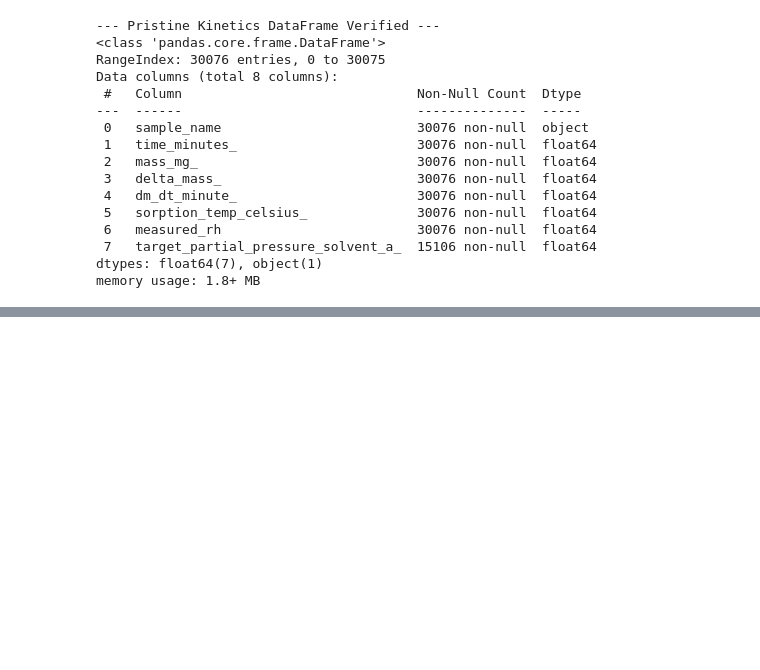
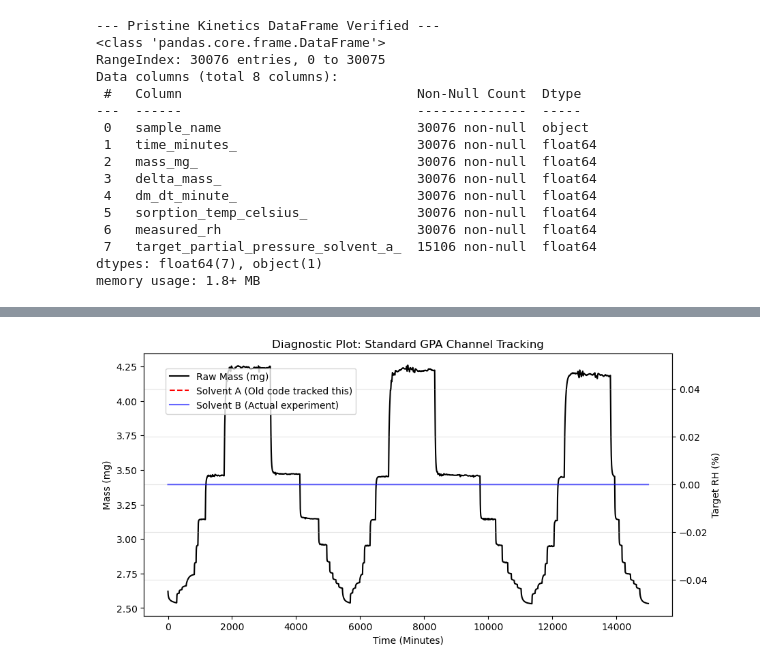
Before and after one commit to StixM6/graphage13-sorption, a Jupyter notebook: notebooks/sorption_kinetics_pipeline.ipynb, the cells around one changed output, grey strips where cells are left out. Cells and saved outputs as stored; diff of their text form; code cells hidden in the pictures; blank space fills up the shorter version.

```diff
--- a/notebooks/sorption_kinetics_pipeline.ipynb
+++ b/notebooks/sorption_kinetics_pipeline.ipynb
@@ -352,0 +408,30 @@ print(f" Final Window Mass Value: {end_val:.2f}%")
+# %%
+import matplotlib.pyplot as plt
+
+# 1. Isolate the Standard GPA sample from the raw master_df
+standard_gpa = master_df[master_df['sample_name'].str.contains('gpa', case=False) &
+                         ~master_df['sample_name'].str.contains('80|baked', case=False)]
+
+# 2. Plot the Raw Mass vs. Both Solvent Channels
+fig, ax1 = plt.subplots(figsize=(10, 5))
+
+# Plot Raw Mass on the left Y-axis
+ax1.plot(standard_gpa['time_minutes_'], standard_gpa['mass_mg_'], color='black', label='Raw Mass (mg)')
+ax1.set_xlabel('Time (Minutes)')
+ax1.set_ylabel('Mass (mg)', color='black')
+
+# Create a right Y-axis for the Target Pressures
+ax2 = ax1.twinx()
+ax2.plot(standard_gpa['time_minutes_'], standard_gpa['target_partial_pressure_solvent_a_'],
+         color='red', linestyle='--', label='Solvent A (Old code tracked this)')
+ax2.plot(standard_gpa['time_minutes_'], standard_gpa['target_partial_pressure_solvent_b_'],
+         color='blue', linestyle='-', alpha=0.6, label='Solvent B (Actual experiment)')
+ax2.set_ylabel('Target RH (%)')
+
+# Add Legends and Title
+fig.legend(loc="upper left", bbox_to_anchor=(0.15, 0.85))
+plt.title("Diagnostic Plot: Standard GPA Channel Tracking")
+plt.grid(True, alpha=0.3)
+plt.show()
+# %% [output]
+[figure, added]
```
Also changed, not shown: parts of 6 cells of this notebook, 1 other file.
